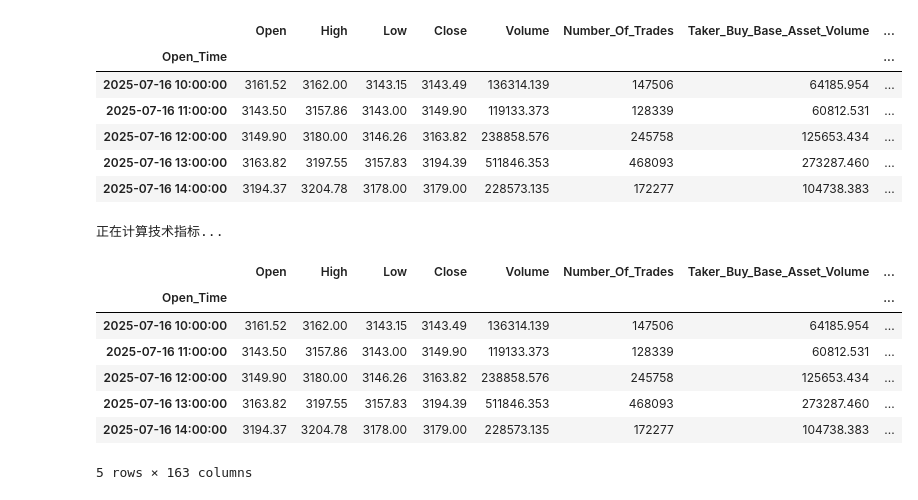
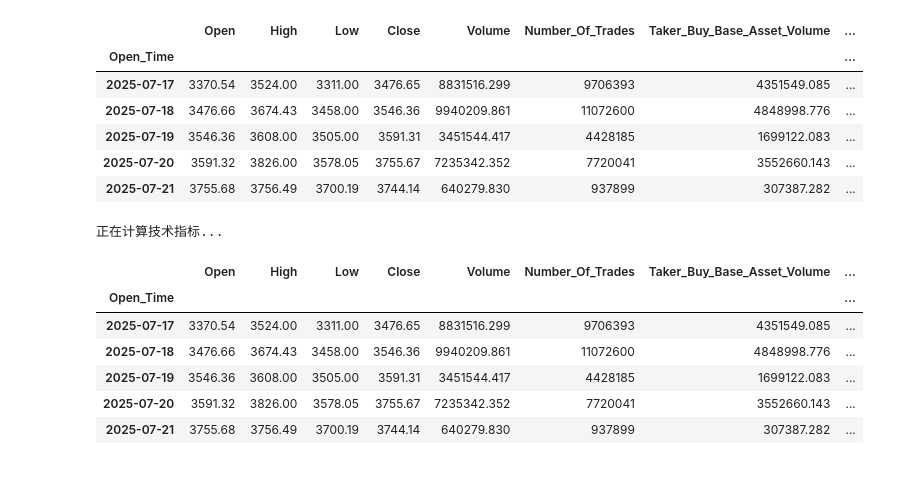
Before and after one commit to AshinGau/technical-index, a Jupyter notebook: notebook.ipynb, the cells around one changed output. Drawn from its saved outputs; the diff is of its cells as text; code cells hidden in the pictures.

```diff
--- a/notebook.ipynb
+++ b/notebook.ipynb
@@ -16,33 +15,29 @@ warnings.filterwarnings("ignore", category=FutureWarning)
 logging.basicConfig(level=logging.ERROR)
 # %%
 # 获取ETHUSDT的1小时K线数据，限制500条
-df = get_futures_market_data("ETHUSDT", "1h", limit=500)
+df = get_futures_market_data("ETHUSDT", "1d", limit=500)
 df.tail(5)
 # %% [output]
 |  | Open | High | Low | Close | Volume | Number_Of_Trades | Taker_Buy_Base_Asset_Volume | ... |
 | Open_Time |  |  |  |  |  |  |  | ... |
-| 2025-07-16 10:00:00 | 3161.52 | 3162.00 | 3143.15 | 3143.49 | 136314.139 | 147506 | 64185.954 | ... |
-| 2025-07-16 11:00:00 | 3143.50 | 3157.86 | 3143.00 | 3149.90 | 119133.373 | 128339 | 60812.531 | ... |
-| 2025-07-16 12:00:00 | 3149.90 | 3180.00 | 3146.26 | 3163.82 | 238858.576 | 245758 | 125653.434 | ... |
-| 2025-07-16 13:00:00 | 3163.82 | 3197.55 | 3157.83 | 3194.39 | 511846.353 | 468093 | 273287.460 | ... |
-| 2025-07-16 14:00:00 | 3194.37 | 3204.78 | 3178.00 | 3179.00 | 228573.135 | 172277 | 104738.383 | ... |
+| 2025-07-17 | 3370.54 | 3524.00 | 3311.00 | 3476.65 | 8831516.299 | 9706393 | 4351549.085 | ... |
+| 2025-07-18 | 3476.66 | 3674.43 | 3458.00 | 3546.36 | 9940209.861 | 11072600 | 4848998.776 | ... |
+| 2025-07-19 | 3546.36 | 3608.00 | 3505.00 | 3591.31 | 3451544.417 | 4428185 | 1699122.083 | ... |
+| 2025-07-20 | 3591.32 | 3826.00 | 3578.05 | 3755.67 | 7235342.352 | 7720041 | 3552660.143 | ... |
+| 2025-07-21 | 3755.68 | 3756.49 | 3700.19 | 3744.14 | 640279.830 | 937899 | 307387.282 | ... |
 # %%
-# 构建技术指标参数
-indicator_params = build_indicator_parameters(ma_periods=(5, 10, 20, 50))
-
 # 计算技术指标
 print("正在计算技术指标...")
-df_with_indicators = build_quantitative_analysis(df, None, **indicator_params)
+df_with_indicators = build_quantitative_analysis(df, ["sma", "macd", "rsi", "adx"], ma_periods=(5, 10, 20, 50))
 df_with_indicators.tail(5)
 # %% [output]
 正在计算技术指标...
 |  | Open | High | Low | Close | Volume | Number_Of_Trades | Taker_Buy_Base_Asset_Volume | ... |
 | Open_Time |  |  |  |  |  |  |  | ... |
-| 2025-07-16 10:00:00 | 3161.52 | 3162.00 | 3143.15 | 3143.49 | 136314.139 | 147506 | 64185.954 | ... |
-| 2025-07-16 11:00:00 | 3143.50 | 3157.86 | 3143.00 | 3149.90 | 119133.373 | 128339 | 60812.531 | ... |
-| 2025-07-16 12:00:00 | 3149.90 | 3180.00 | 3146.26 | 3163.82 | 238858.576 | 245758 | 125653.434 | ... |
-| 2025-07-16 13:00:00 | 3163.82 | 3197.55 | 3157.83 | 3194.39 | 511846.353 | 468093 | 273287.460 | ... |
-| 2025-07-16 14:00:00 | 3194.37 | 3204.78 | 3178.00 | 3179.00 | 228573.135 | 172277 | 104738.383 | ... |
+| 2025-07-17 | 3370.54 | 3524.00 | 3311.00 | 3476.65 | 8831516.299 | 9706393 | 4351549.085 | ... |
+| 2025-07-18 | 3476.66 | 3674.43 | 3458.00 | 3546.36 | 9940209.861 | 11072600 | 4848998.776 | ... |
+| 2025-07-19 | 3546.36 | 3608.00 | 3505.00 | 3591.31 | 3451544.417 | 4428185 | 1699122.083 | ... |
+| 2025-07-20 | 3591.32 | 3826.00 | 3578.05 | 3755.67 | 7235342.352 | 7720041 | 3552660.143 | ... |
+| 2025-07-21 | 3755.68 | 3756.49 | 3700.19 | 3744.14 | 640279.830 | 937899 | 307387.282 | ... |
-5 rows × 163 columns
 # %%
 config = PlotConfig(
```
Also changed, not shown: parts of 2 cells of this notebook, 24 other files.
